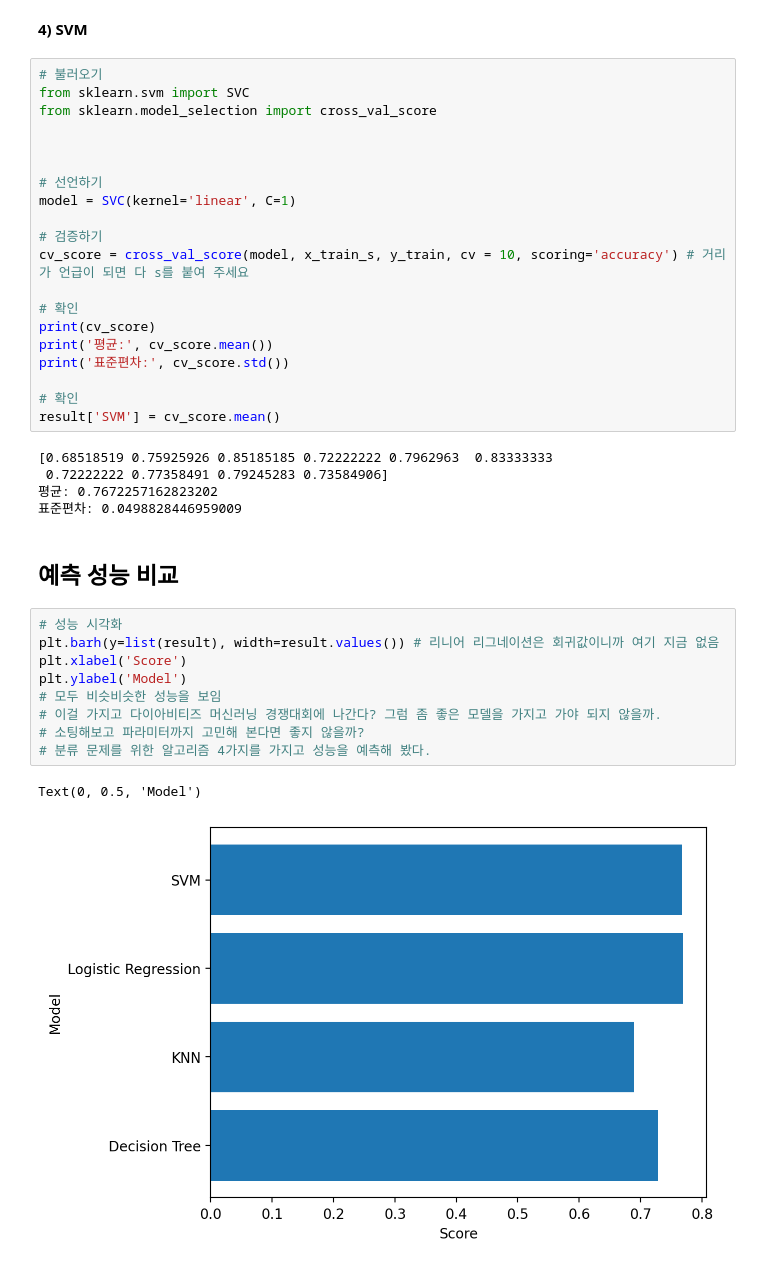
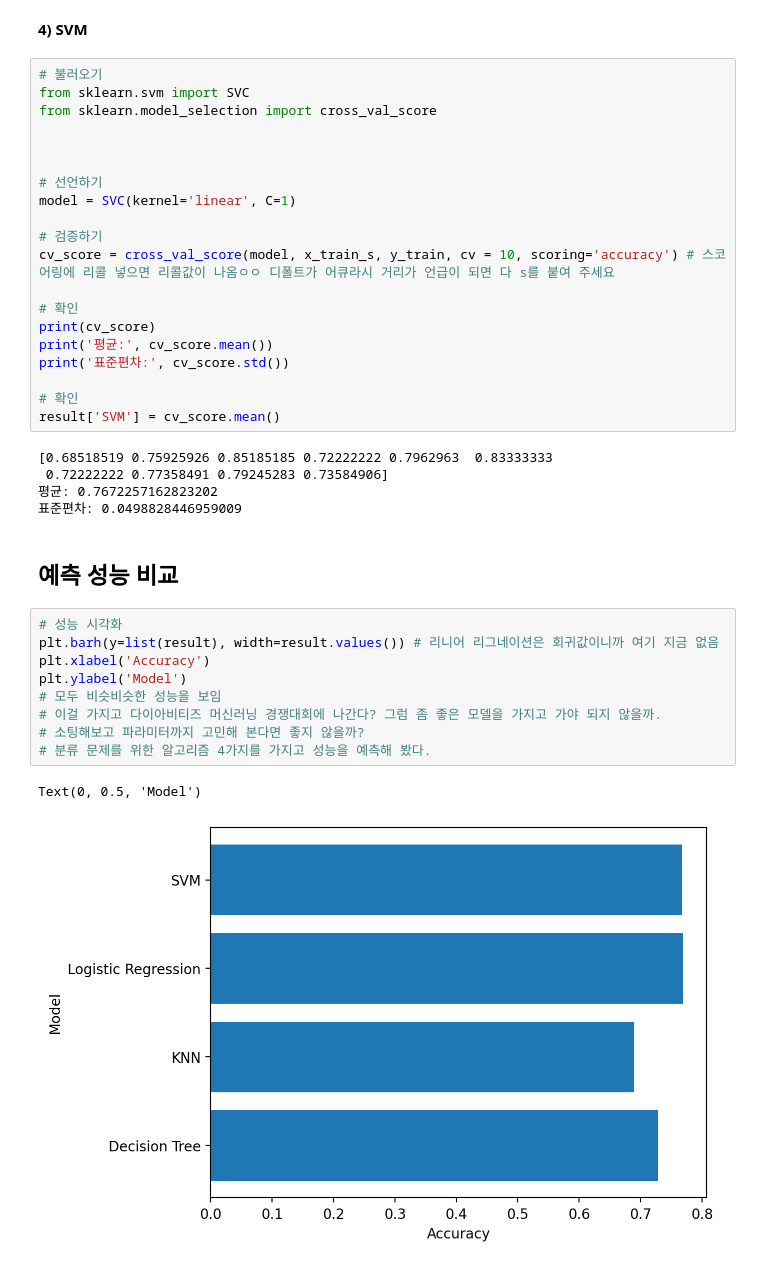
Before and after one commit to ssoong12/KT_aivle_school_AI_track, a Jupyter notebook: 07. 머신러닝/배우기/ML04_01_K분할교차검증(Diabetes).ipynb, the cells around one changed output. Drawn from its saved outputs; the diff is of its cells as text.

```diff
--- a/07. 머신러닝/배우기/ML04_01_K분할교차검증(Diabetes).ipynb
+++ b/07. 머신러닝/배우기/ML04_01_K분할교차검증(Diabetes).ipynb
@@ -211,7 +211,7 @@ from sklearn.model_selection import cross_val_score
 model = SVC(kernel='linear', C=1)
 
 # 검증하기
-cv_score = cross_val_score(model, x_train_s, y_train, cv = 10, scoring='accuracy') # 거리가 언급이 되면 다 s를 붙여 주세요
+cv_score = cross_val_score(model, x_train_s, y_train, cv = 10, scoring='accuracy') # 스코어링에 리콜 넣으면 리콜값이 나옴ㅇㅇ 디폴트가 어큐라시 거리가 언급이 되면 다 s를 붙여 주세요
 
 # 확인
 print(cv_score)
@@ -230,12 +230,12 @@ result['SVM'] = cv_score.mean()
 # %%
 # 성능 시각화
 plt.barh(y=list(result), width=result.values()) # 리니어 리그네이션은 회귀값이니까 여기 지금 없음
-plt.xlabel('Score')
+plt.xlabel('Accuracy')
 plt.ylabel('Model')
 # 모두 비슷비슷한 성능을 보임
 # 이걸 가지고 다이아비티즈 머신러닝 경쟁대회에 나간다? 그럼 좀 좋은 모델을 가지고 가야 되지 않을까.
 # 소팅해보고 파라미터까지 고민해 본다면 좋지 않을까?
 # 분류 문제를 위한 알고리즘 4가지를 가지고 성능을 예측해 봤다.
 # %% [output]
 Text(0, 0.5, 'Model')
-[figure, old version]
+[figure, new version]
```
Also changed, not shown: 3 other files.
